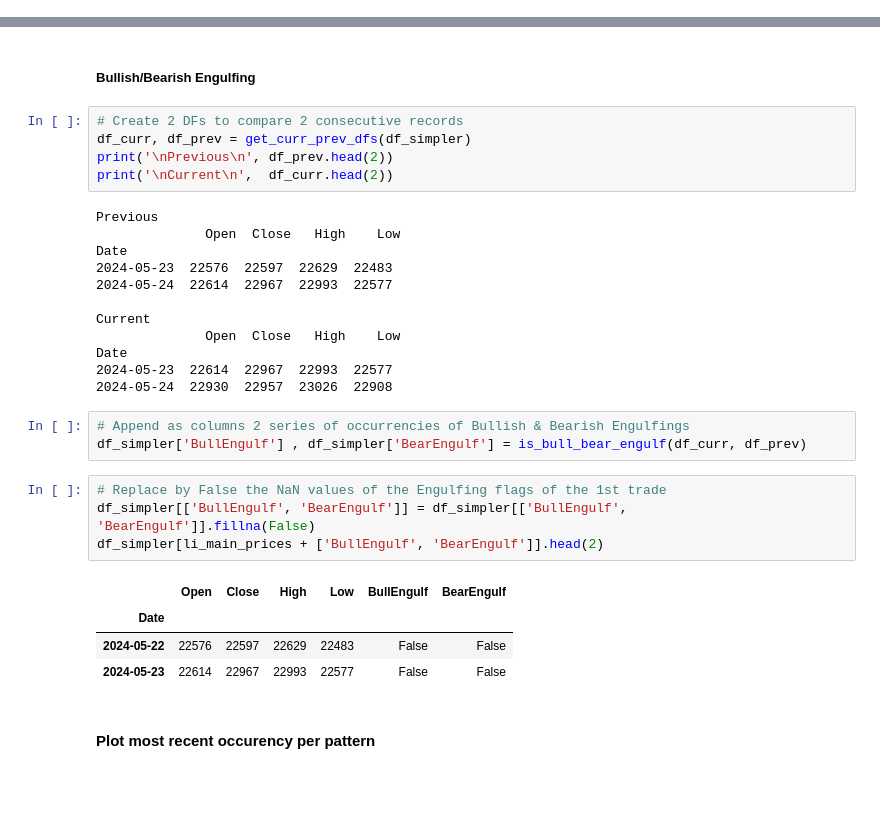
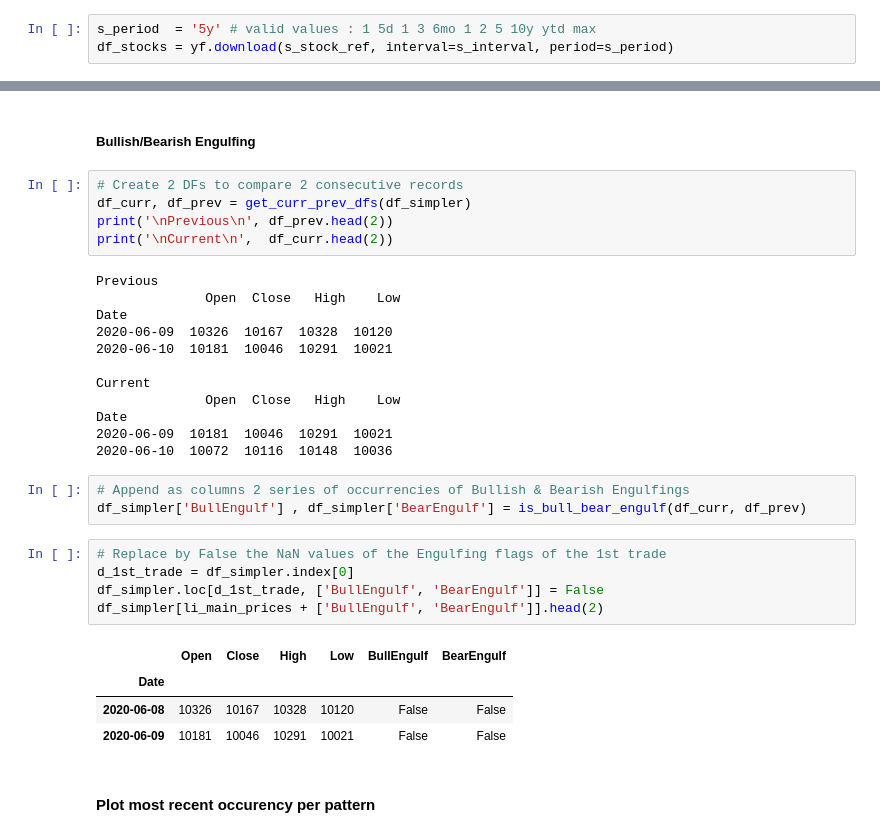
Before and after one commit to JeanRosselVallee/quant, a Jupyter notebook: Algorithmic_Trading.ipynb, the cells around one changed output, grey strips where cells are left out. Saved outputs shown, nothing was run; the diff lists cells and outputs as text; blank space fills up the shorter version.

```diff
--- a/Algorithmic_Trading.ipynb
+++ b/Algorithmic_Trading.ipynb
@@ -249,0 +258,3 @@ YF.download() has changed argument auto_adjust default to True
+# %%
+s_period  = '5y' # valid values : 1 5d 1 3 6mo 1 2 5 10y ytd max
+df_stocks = yf.download(s_stock_ref, interval=s_interval, period=s_period)
@@ -307,26 +329,27 @@ print('\nCurrent\n',  df_curr.head(2))
 Previous
               Open  Close   High    Low
 Date
-2024-05-23  22576  22597  22629  22483
-2024-05-24  22614  22967  22993  22577
+2020-06-09  10326  10167  10328  10120
+2020-06-10  10181  10046  10291  10021
 
 Current
               Open  Close   High    Low
 Date
-2024-05-23  22614  22967  22993  22577
-2024-05-24  22930  22957  23026  22908
+2020-06-09  10181  10046  10291  10021
+2020-06-10  10072  10116  10148  10036
 # %%
 # Append as columns 2 series of occurrencies of Bullish & Bearish Engulfings
 df_simpler['BullEngulf'] , df_simpler['BearEngulf'] = is_bull_bear_engulf(df_curr, df_prev)
 # %%
 # Replace by False the NaN values of the Engulfing flags of the 1st trade
-df_simpler[['BullEngulf', 'BearEngulf']] = df_simpler[['BullEngulf', 'BearEngulf']].fillna(False)
+d_1st_trade = df_simpler.index[0]
+df_simpler.loc[d_1st_trade, ['BullEngulf', 'BearEngulf']] = False
 df_simpler[li_main_prices + ['BullEngulf', 'BearEngulf']].head(2)
 # %% [output]
 |  | Open | Close | High | Low | BullEngulf | BearEngulf |
 | Date |  |  |  |  |  |  |
-| 2024-05-22 | 22576 | 22597 | 22629 | 22483 | False | False |
-| 2024-05-23 | 22614 | 22967 | 22993 | 22577 | False | False |
+| 2020-06-08 | 10326 | 10167 | 10328 | 10120 | False | False |
+| 2020-06-09 | 10181 | 10046 | 10291 | 10021 | False | False |
 # %% [markdown]
 #### Plot most recent occurency per pattern
 # %%
```
Also changed, not shown: parts of 32 cells of this notebook.
